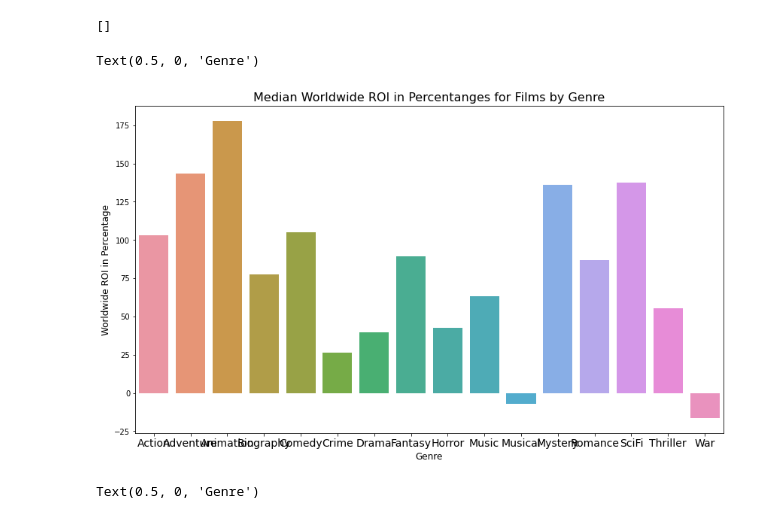
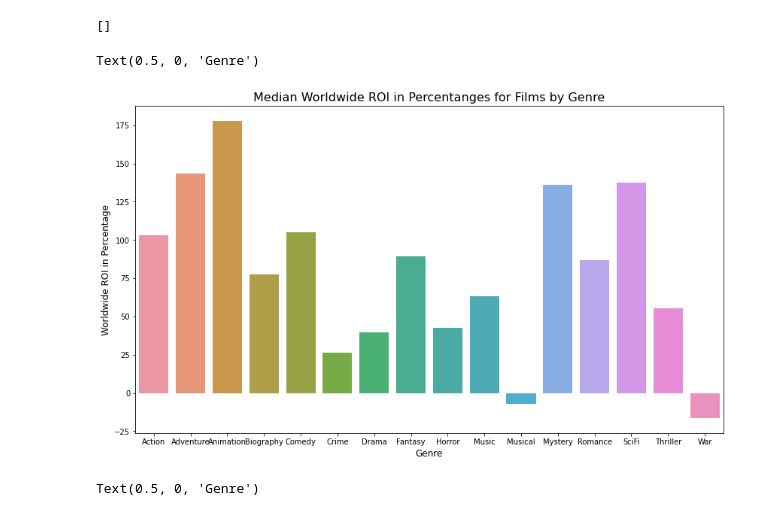
Before and after one commit to sarahadamsjack/phase-1-project-1, a Jupyter notebook: phase-1-main-project.ipynb, the cells around one changed output. Drawn from its saved outputs; the diff is of its cells as text; code cells hidden in the pictures.

Commit message:
Adjusted graph size

```diff
--- a/phase-1-main-project.ipynb
+++ b/phase-1-main-project.ipynb
@@ -172,36 +172,35 @@ top5_genre_ROI = genre_df_medians.sort_values(by='worldwide_ROI_perc',ascending=
 # %%
 #graph 1: relationship between worldwide ROI and genre
 fig, ax = plt.subplots(figsize=(14, 8))
-plt.xticks(fontsize=14, rotation=0)
 
 #setting x and y variables
 y1 = genre_df_medians['worldwide_ROI_perc']
 x1 = genre_df_medians['genre']
 
 
 #graphing variables
 ax = sns.barplot(x=x1, y=y1, data=genre_df_medians)
 
 
 #setting lables and titles
 ax.set_title("Median Worldwide ROI in Percentanges for Films by Genre", fontsize = 16)
 ax.set_ylabel("Worldwide ROI in Percentage", fontsize = 12)
 ax.set_xlabel("Genre", fontsize = 12)
 
 
 
 #we can also use median as the estimator by doing this:
 #from numpy import median
 #y = master_data['Worldwide_ROI_perc']
 #x = master_data['genre']
 
 #ax = sns.barplot(x=x, y=y, data=genre_df_medians, estimator=median).set(title="Median Worldwide ROI in Percentanges for Films by Genre")
 
 #ax.set_xlabel("Genre")
 #ax.set_ylabel("Worldwide ROI in Percentages")
 # %% [output]
 Text(0.5, 0, 'Genre')
-[figure, old version]
+[figure, new version]
 # %%
 #graph 1: Highest worldwide ROI by genre
 fig, ax = plt.subplots(figsize=(14, 8))
```
